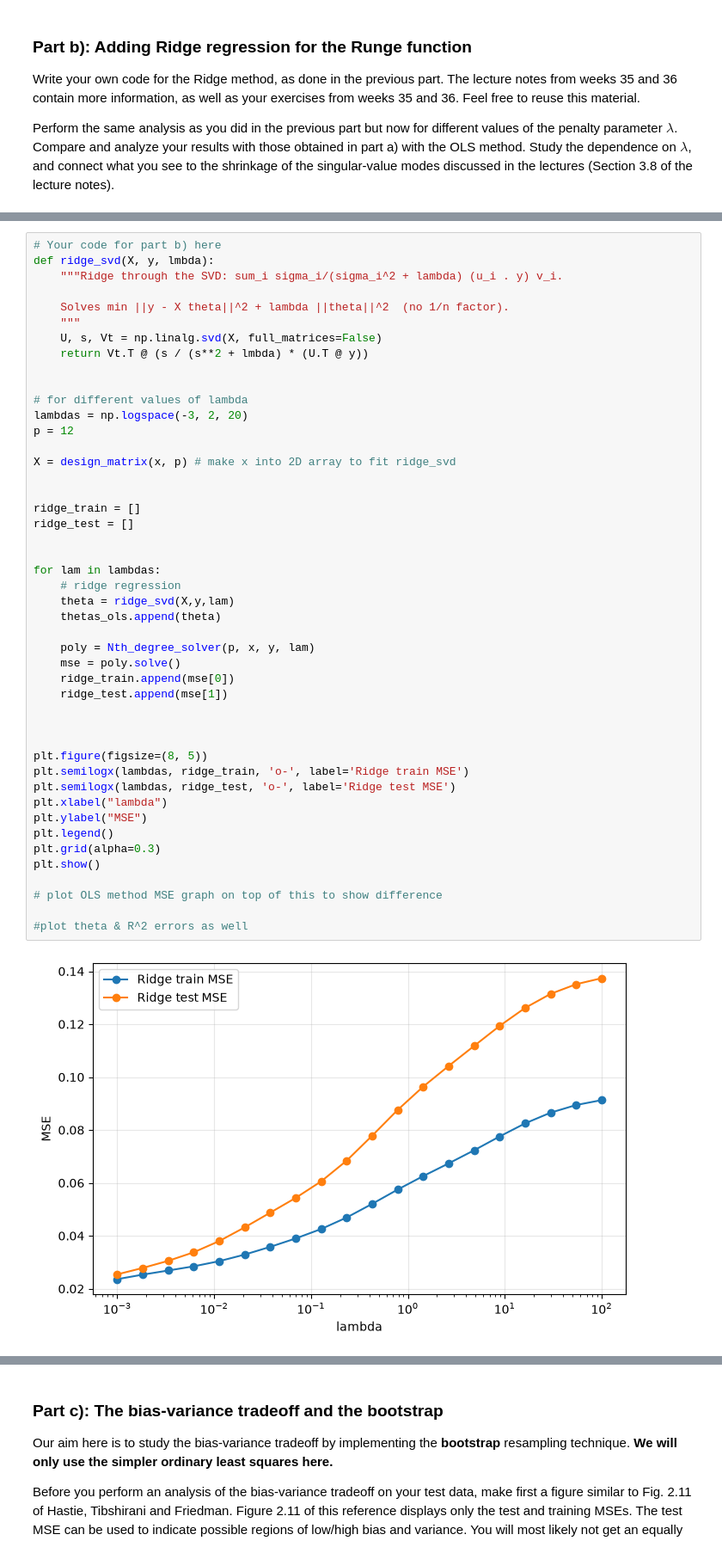
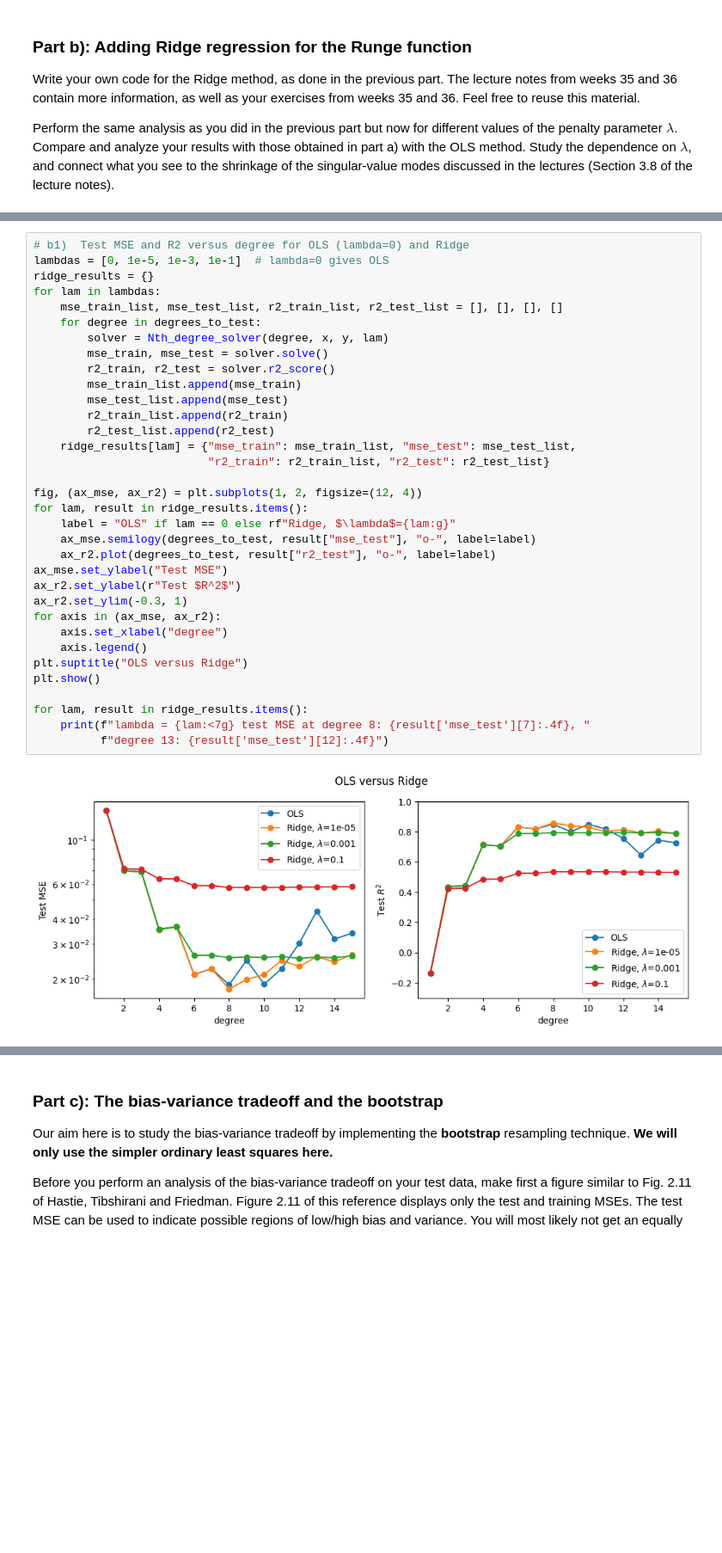
Before and after one commit to GiacomoSaporetti/FYS-STK4155-Project1, a Jupyter notebook: Project1.ipynb, the cells around one changed output, grey strips where cells are left out. Shown at 86% size. Saved outputs shown, nothing was run; the diff lists cells and outputs as text; blank space fills up the shorter version.

Commit message:
Completed part b, c, and d

```diff
--- a/Project1.ipynb
+++ b/Project1.ipynb
@@ -362,48 +365,36 @@ discussed in the lectures (Section 3.8 of the lecture notes).
 # %%
-# Your code for part b) here
-def ridge_svd(X, y, lmbda):
-    """Ridge through the SVD: sum_i sigma_i/(sigma_i^2 + lambda) (u_i . y) v_i.
+# b1)  Test MSE and R2 versus degree for OLS (lambda=0) and Ridge
+lambdas = [0, 1e-5, 1e-3, 1e-1]  # lambda=0 gives OLS
+ridge_results = {}
+for lam in lambdas:
+    mse_train_list, mse_test_list, r2_train_list, r2_test_list = [], [], [], []
+    for degree in degrees_to_test:
+        solver = Nth_degree_solver(degree, x, y, lam)
+        mse_train, mse_test = solver.solve()
+        r2_train, r2_test = solver.r2_score()
+        mse_train_list.append(mse_train)
+        mse_test_list.append(mse_test)
+        r2_train_list.append(r2_train)
+        r2_test_list.append(r2_test)
+    ridge_results[lam] = {"mse_train": mse_train_list, "mse_test": mse_test_list,
+                          "r2_train": r2_train_list, "r2_test": r2_test_list}
 
-    Solves min ||y - X theta||^2 + lambda ||theta||^2  (no 1/n factor).
-    """
-    U, s, Vt = np.linalg.svd(X, full_matrices=False)
-    return Vt.T @ (s / (s**2 + lmbda) * (U.T @ y))
-
-
-# for different values of lambda
-lambdas = np.logspace(-3, 2, 20)
-p = 12
-
-X = design_matrix(x, p) # make x into 2D array to fit ridge_svd
-
-
-ridge_train = []
-ridge_test = []
-
-
-for lam in lambdas:
-    # ridge regression
-    theta = ridge_svd(X,y,lam)
-    thetas_ols.append(theta)
-
-    poly = Nth_degree_solver(p, x, y, lam)
-    mse = poly.solve()
-    ridge_train.append(mse[0])
-    ridge_test.append(mse[1])
-
-
-
-plt.figure(figsize=(8, 5))
-plt.semilogx(lambdas, ridge_train, 'o-', label='Ridge train MSE')
-plt.semilogx(lambdas, ridge_test, 'o-', label='Ridge test MSE')
-plt.xlabel("lambda")
-plt.ylabel("MSE")
-plt.legend()
-plt.grid(alpha=0.3)
+fig, (ax_mse, ax_r2) = plt.subplots(1, 2, figsize=(12, 4))
+for lam, result in ridge_results.items():
+    label = "OLS" if lam == 0 else rf"Ridge, $\lambda$={lam:g}"
+    ax_mse.semilogy(degrees_to_test, result["mse_test"], "o-", label=label)
+    ax_r2.plot(degrees_to_test, result["r2_test"], "o-", label=label)
+ax_mse.set_ylabel("Test MSE")
+ax_r2.set_ylabel(r"Test $R^2$")
+ax_r2.set_ylim(-0.3, 1)
+for axis in (ax_mse, ax_r2):
+    axis.set_xlabel("degree")
+    axis.legend()
+plt.suptitle("OLS versus Ridge")
 plt.show()
 
-# plot OLS method MSE graph on top of this to show difference
-
-#plot theta & R^2 errors as well
+for lam, result in ridge_results.items():
+    print(f"lambda = {lam:<7g} test MSE at degree 8: {result['mse_test'][7]:.4f}, "
+          f"degree 13: {result['mse_test'][12]:.4f}")
 # %% [output]
-[figure, old version]
+[figure, new version]
```
Also changed, not shown: parts of 18 cells of this notebook.
